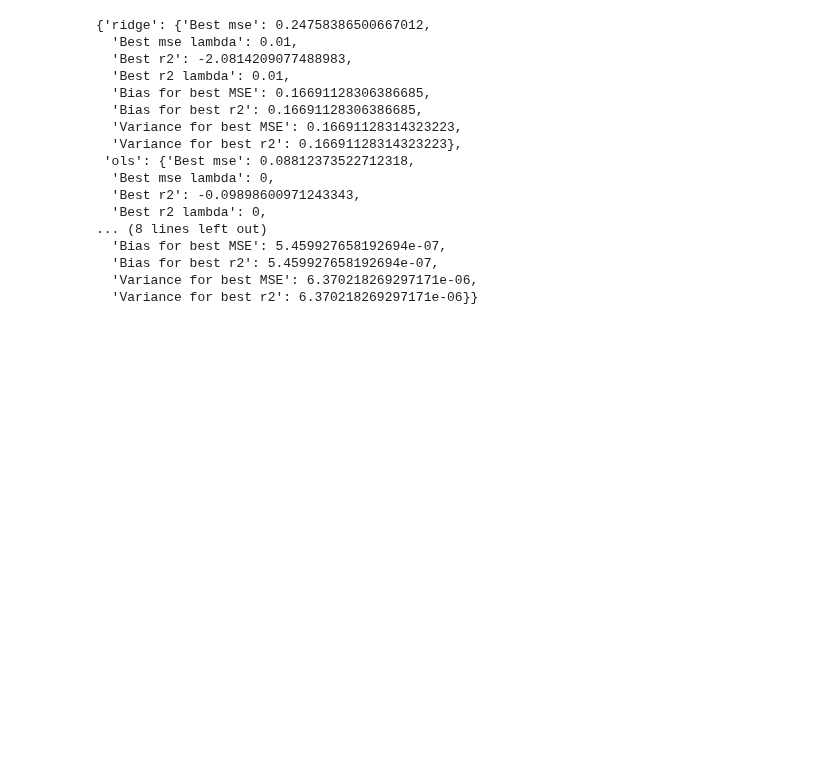
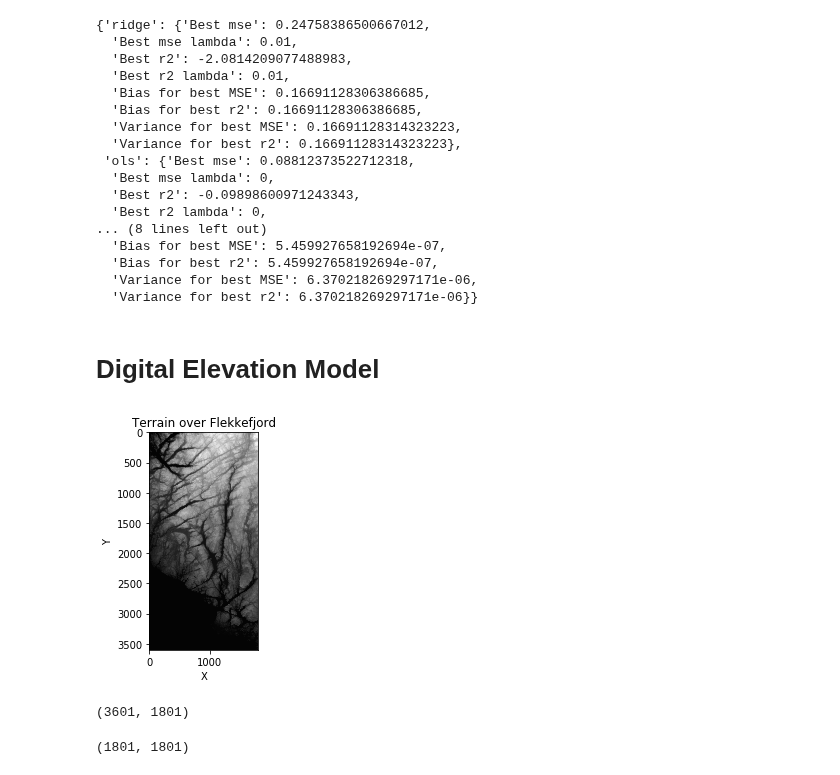
Before and after one commit to hannasv/project1, a Jupyter notebook: project1.ipynb, the cells around one changed output. Cells and saved outputs as stored; diff of their text form; code cells hidden in the pictures; blank space fills up the shorter version.

Commit message:
read flekkefjord image

```diff
--- a/project1.ipynb
+++ b/project1.ipynb
@@ -252,3 +252,23 @@ results
 # train scores >> test scores => overfitting
 # low train scores => biased: coudl mean bad data or too much regularization
 # Validation curve (must include np.std(predicted scores))
+# %% [markdown]
+# Digital Elevation Model
+# %%
+from imageio import imread
+import matplotlib.pyplot as plt
+# Load the terrain
+terrain_flekkefjord = imread('Flekkefjord.tif')
+# Show the terrain
+plt.figure()
+plt.title('Terrain over Flekkefjord')
+plt.imshow(terrain_flekkefjord, cmap='gray')
+plt.xlabel('X')
+plt.ylabel('Y')
+plt.show()
+# %% [output]
+[figure, added]
+# %%
+terrain_flekkefjord.shape
+# %% [output]
+(3601, 1801)
@@ -254,0 +277,5 @@ results
+# %%
+terrain_flekkefjord = terrain_flekkefjord[0:1801, ]
+terrain_flekkefjord.shape
+# %% [output]
+(1801, 1801)
```
Also changed, not shown: parts of 4 cells of this notebook.
